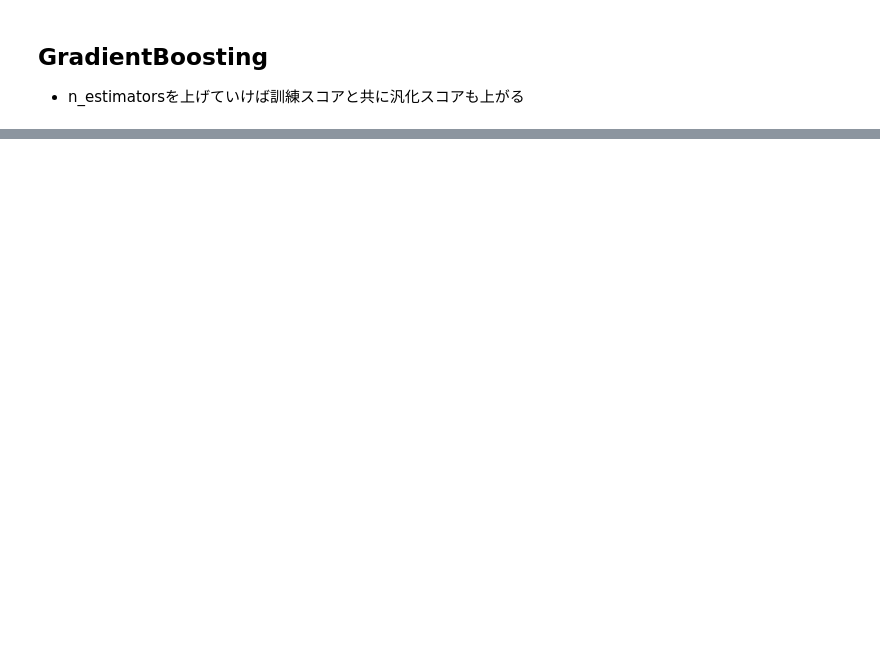
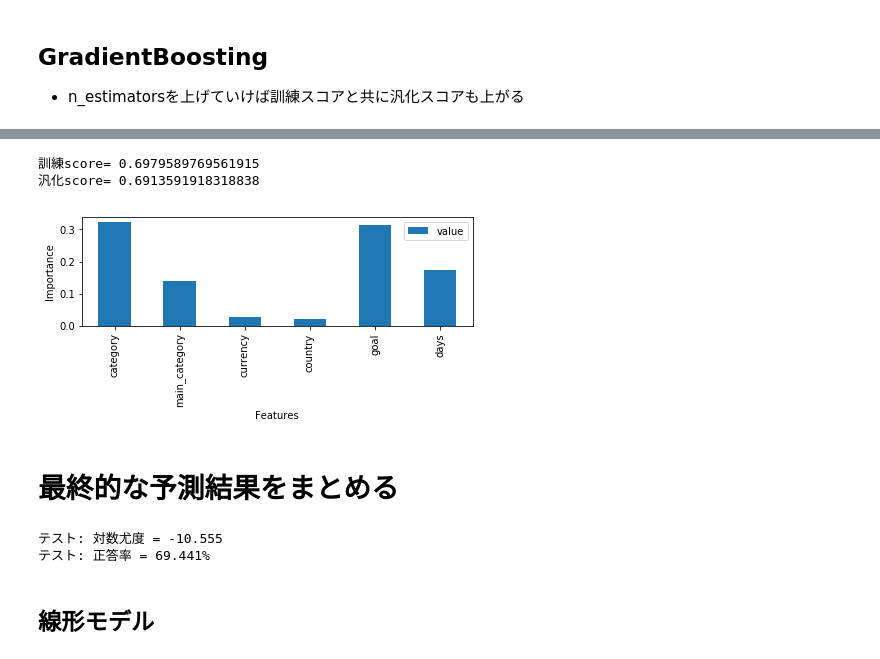
Before and after one commit to dychi/skillup-ai, a Jupyter notebook: kickstarter/Day3_work_山岡大地.ipynb, the cells around one changed output, grey strips where cells are left out. Cells and saved outputs as stored; diff of their text form; code cells hidden in the pictures; blank space fills up the shorter version.

```diff
--- a/kickstarter/Day3_work_山岡大地.ipynb
+++ b/kickstarter/Day3_work_山岡大地.ipynb
@@ -567,0 +583,6 @@ plt.show()
+# %%
+X = onehot_std_df.values
+y = y_bool.values.astype(int) * 1
+test_size = 0.2        # 全データのうち、何%をテストデータにするか（今回は20%に設定）
+X_train, X_test, y_train, y_test = train_test_split(X, y, test_size=test_size, random_state=1234) # ホールドアウト法を実行（テストデータはランダム選択）
+display(X_train.shape, X_test.shape, y_train.shape, y_test.shape)
@@ -567,0 +594,18 @@ plt.show()
+# %%
+ML_clf = MLPClassifier(hidden_layer_sizes=(100,100,), activation='relu', solver='adam', batch_size=50)
+ML_clf.fit(X_train, y_train)
+print('訓練score=', ML_clf.score(X_train, y_train))
+print("汎化score=", ML_clf.score(X_test, y_test))
+
+# 説明変数の重要度を出力する
+# scikit-learnで算出される重要度は、ある説明変数による不純度の減少量合計である。
+pd.DataFrame(GB_clf.feature_importances_, index=tree_df.columns, columns=['value']).plot.bar(figsize=(7,2))
+plt.ylabel("Importance")
+plt.xlabel("Features")
+plt.show()
+# %% [output]
+訓練score= 0.6979589769561915
+汎化score= 0.6913591918318838
+[figure, added]
+# %% [markdown]
+# 最終的な予測結果をまとめる
@@ -567,0 +619,11 @@ plt.show()
+# %%
+# テストデータに対する対数尤度を計算
+test_log_like = - log_loss(y_test, final_pred_)
+test_acc = accuracy_score(y_test, final_pred_)
+print("テスト: 対数尤度 = %s"%round(test_log_like, 3))
+print('テスト: 正答率 = {:.3f}%'.format(100 * test_acc))
+# %% [output]
+テスト: 対数尤度 = -10.555
+テスト: 正答率 = 69.441%
+# %% [markdown]
+## 線形モデル
```
Also changed, not shown: parts of 15 cells of this notebook.
